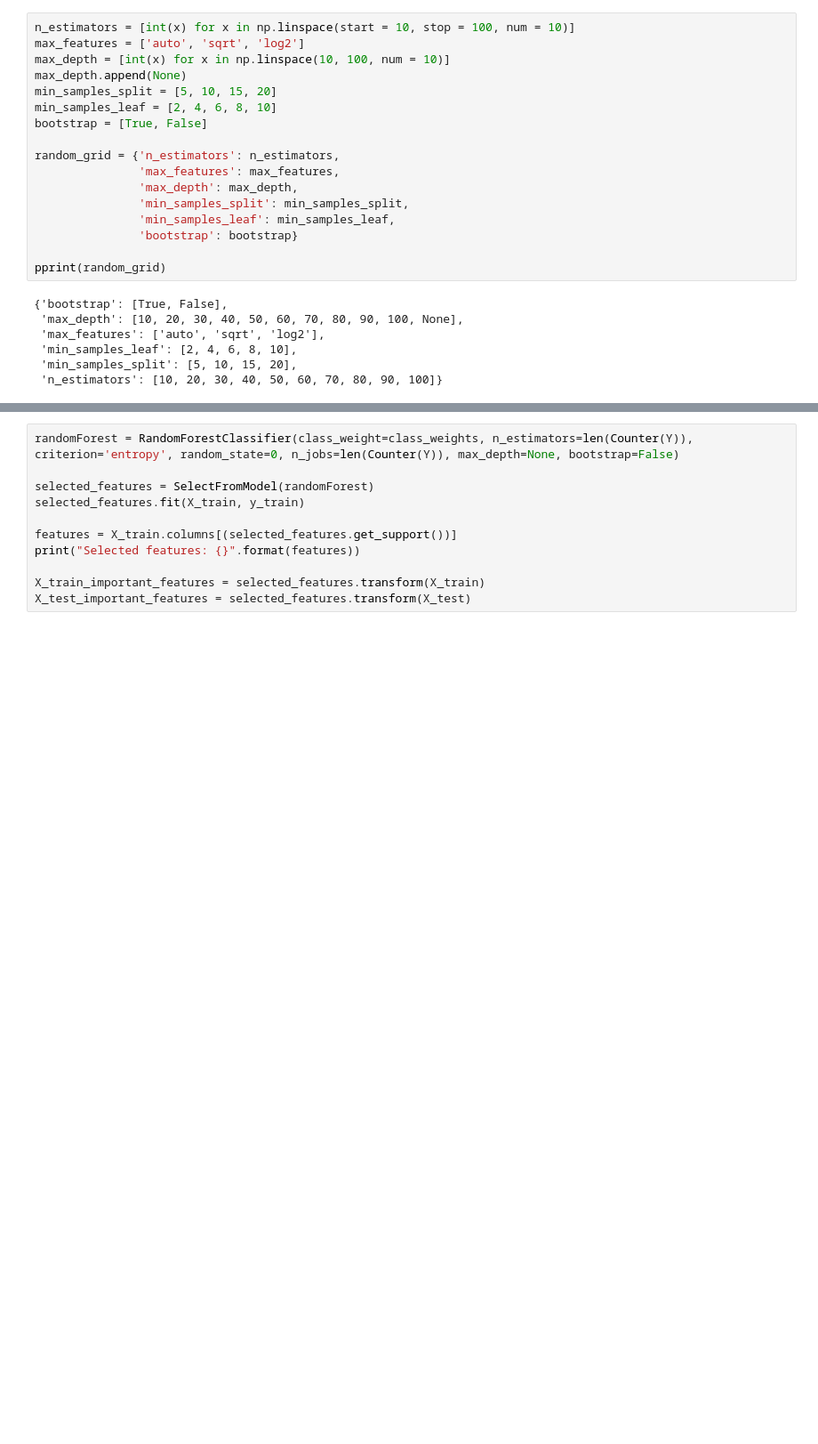
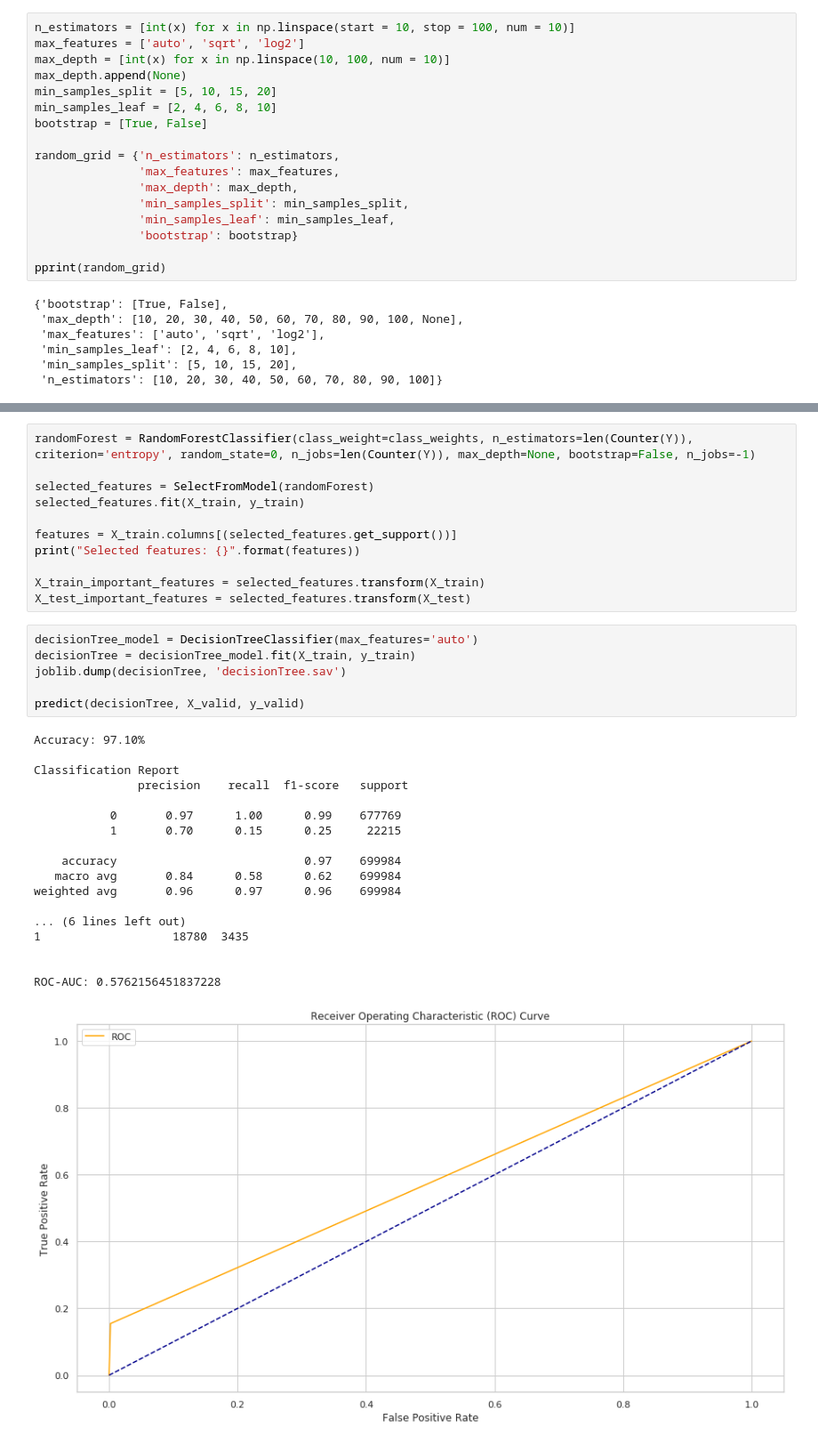
Before and after one commit to xcsengody/DP, a Jupyter notebook: xcsengody_models.ipynb, the cells around one changed output, grey strips where cells are left out. Shown: that part at 89% size. Cells and saved outputs as stored; diff of their text form; blank space fills up the shorter version.

```diff
--- a/xcsengody_models.ipynb
+++ b/xcsengody_models.ipynb
@@ -216,6 +306,6 @@ pprint(randomForest_basic.get_params())
 predict(randomForest_basic, X_valid, y_valid)
 # %%
-randomForest = RandomForestClassifier(class_weight=class_weights, n_estimators=len(Counter(Y)), criterion='entropy', random_state=0, n_jobs=len(Counter(Y)), max_depth=None, bootstrap=False)
+randomForest = RandomForestClassifier(class_weight=class_weights, n_estimators=len(Counter(Y)), criterion='entropy', random_state=0, n_jobs=len(Counter(Y)), max_depth=None, bootstrap=False, n_jobs=-1)
 
 selected_features = SelectFromModel(randomForest)
 selected_features.fit(X_train, y_train)
@@ -225,3 +315,28 @@ print("Selected features: {}".format(features))
 
 X_train_important_features = selected_features.transform(X_train)
 X_test_important_features = selected_features.transform(X_test)
+# %%
+decisionTree_model = DecisionTreeClassifier(max_features='auto')
+decisionTree = decisionTree_model.fit(X_train, y_train)
+joblib.dump(decisionTree, 'decisionTree.sav')
+
+predict(decisionTree, X_valid, y_valid)
+# %% [output]
+Accuracy: 97.10%
+
+Classification Report
+               precision    recall  f1-score   support
+
+           0       0.97      1.00      0.99    677769
+           1       0.70      0.15      0.25     22215
+
+    accuracy                           0.97    699984
+   macro avg       0.84      0.58      0.62    699984
+weighted avg       0.96      0.97      0.96    699984
+
+... (6 lines left out)
+1                   18780  3435
+
+
+ROC-AUC: 0.5762156451837228
+[figure, added]
```
Also changed, not shown: parts of 14 cells of this notebook.
